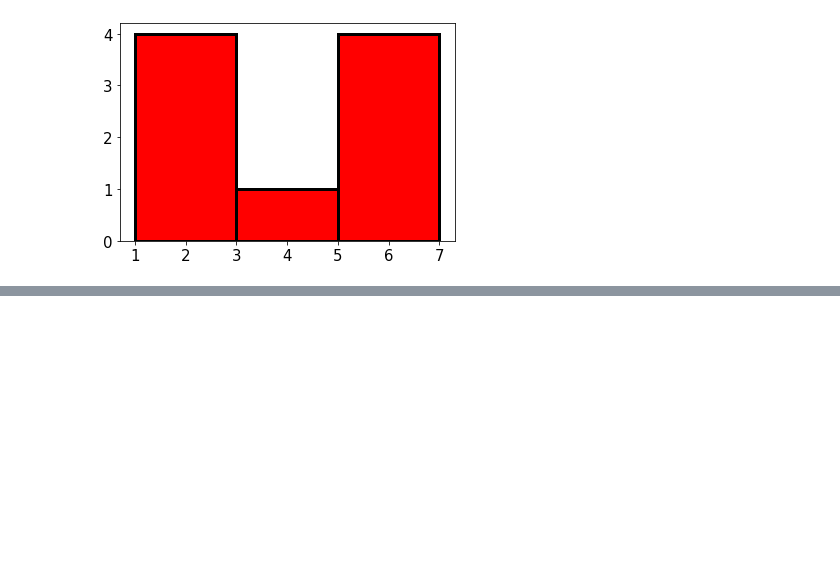
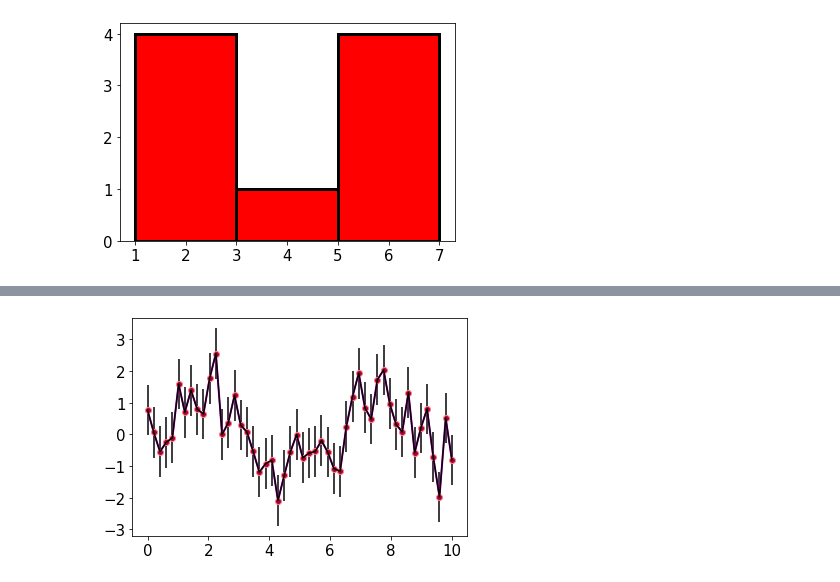
Before and after one commit to souticksaha21/Python_codes, a Jupyter notebook: Matplotlib_plots.ipynb, the cells around one changed output, grey strips where cells are left out. Cells and saved outputs as stored; diff of their text form; code cells hidden in the pictures; blank space fills up the shorter version.

```diff
--- a/Matplotlib_plots.ipynb
+++ b/Matplotlib_plots.ipynb
@@ -303,0 +330,10 @@ plt.show()
+# %%
+#Errorbars
+x = np.linspace(0, 10, 50) #50 x points equally spaced
+dy = 0.8 #maximum error/2
+y = np.sin(x) + dy * np.random.randn(50) #defining y values
+
+plt.plot(x, y,'mo-', markersize=6, markerfacecolor=c1,markeredgewidth=1,  markeredgecolor=c2, linewidth=2)
+plt.errorbar(x, y, yerr=dy, fmt='k');
+# %% [output]
+[figure, added]
```
Also changed, not shown: parts of 3 cells of this notebook, 4 other files.
